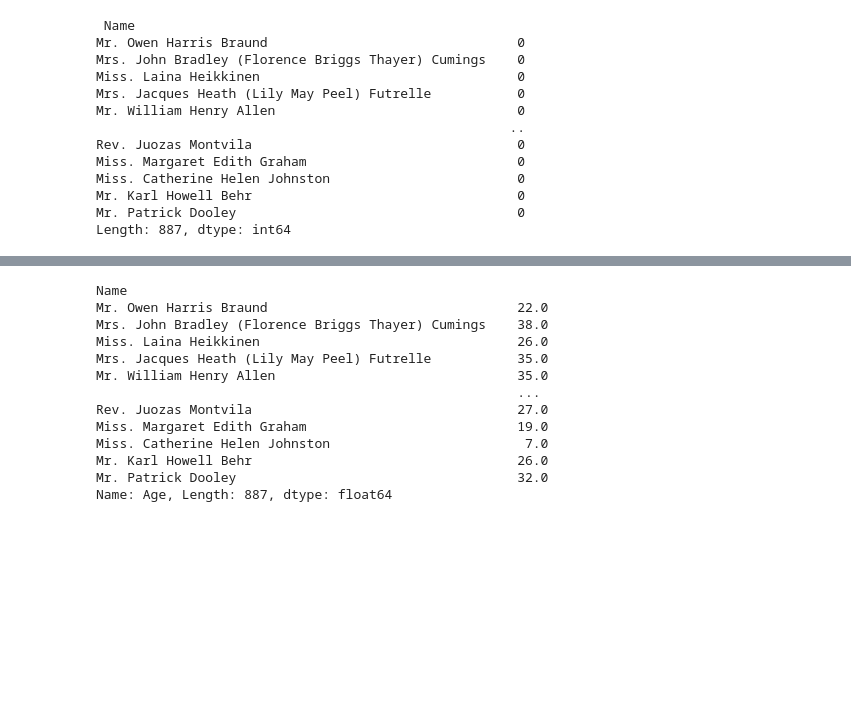
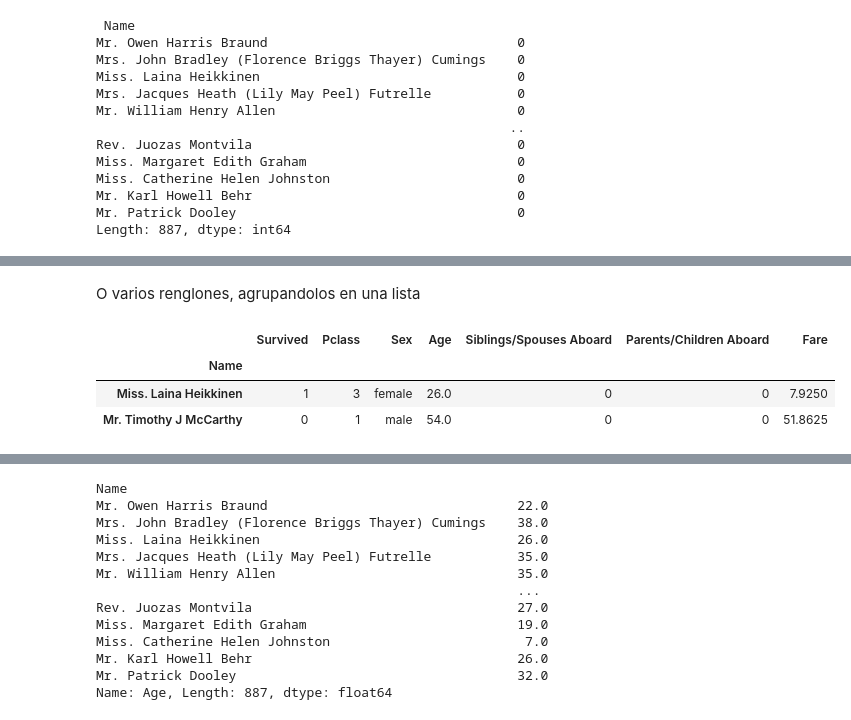
Before and after one commit to AnIsAsPe/ClasificadorClientesTelecom, a Jupyter notebook: Introducción a Pandas.ipynb, the cells around one changed output, grey strips where cells are left out. Cells and saved outputs as stored; diff of their text form; code cells hidden in the pictures; blank space fills up the shorter version.

```diff
--- a/Introducción a Pandas.ipynb
+++ b/Introducción a Pandas.ipynb
@@ -549,0 +597,9 @@ titanic.loc['Miss. Laina Heikkinen':'Mr. William Henry Allen']
+# %% [markdown]
+O varios renglones, agrupandolos en una lista
+# %%
+titanic.loc[['Miss. Laina Heikkinen','Mr. Timothy J McCarthy']]
+# %% [output]
+|  | Survived | Pclass | Sex | Age | Siblings/Spouses Aboard | Parents/Children Aboard | Fare |
+| Name |  |  |  |  |  |  |  |
+| Miss. Laina Heikkinen | 1 | 3 | female | 26.0 | 0 | 0 | 7.9250 |
+| Mr. Timothy J McCarthy | 0 | 1 | male | 54.0 | 0 | 0 | 51.8625 |
```
Also changed, not shown: parts of 61 cells of this notebook.
